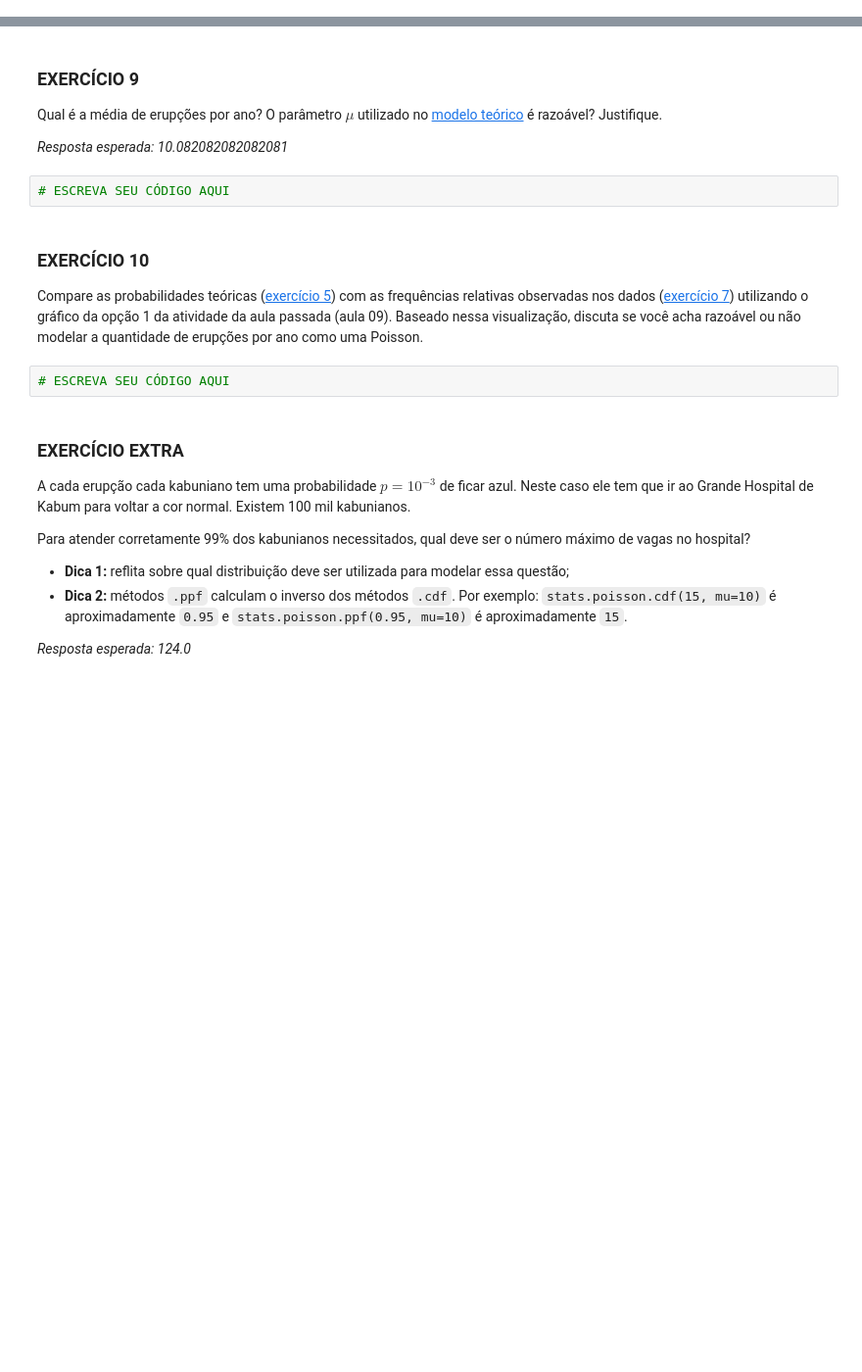
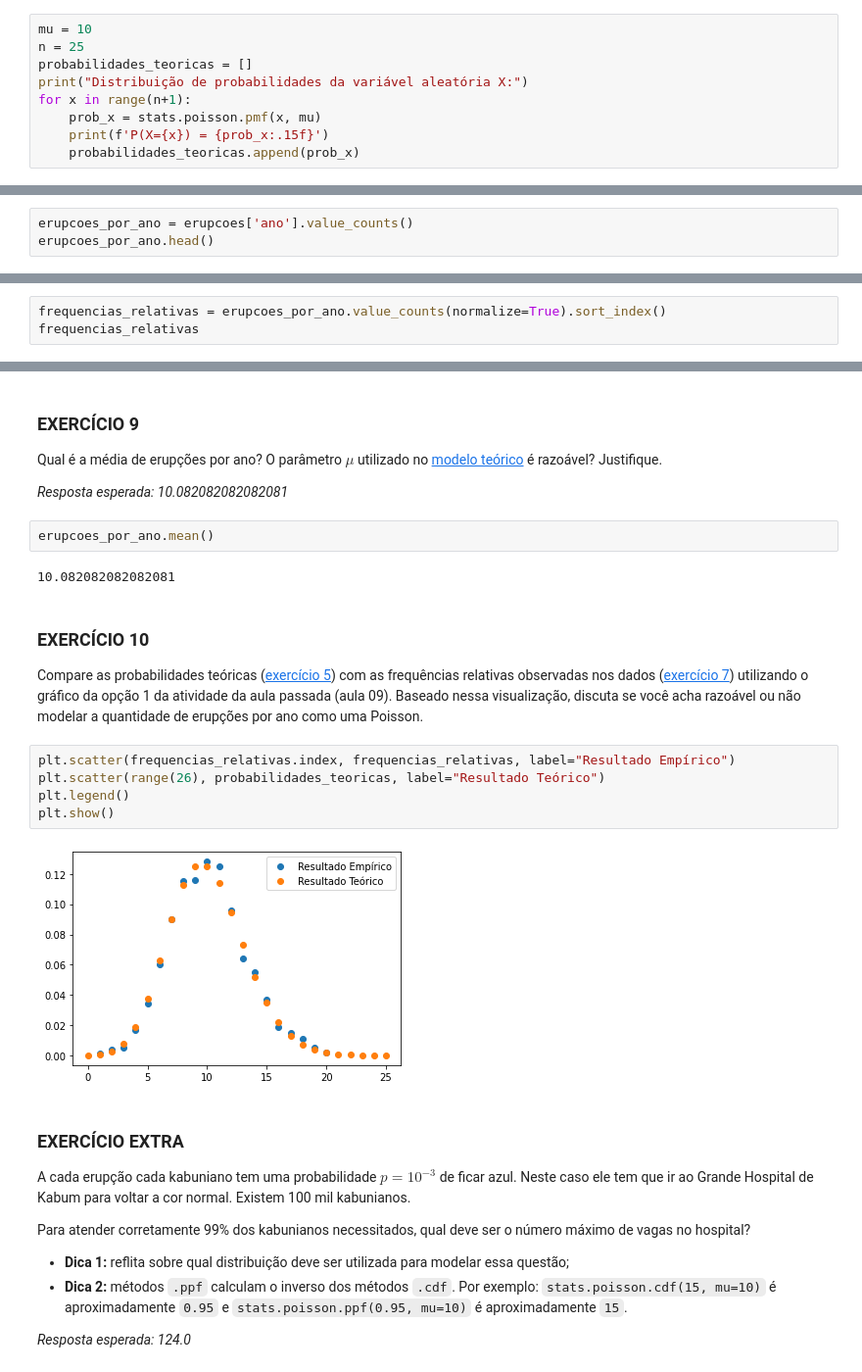
Before and after one commit to rodrigogapires/CD21-1, a Jupyter notebook: aula12/Aula12_Atividade_ModelosProbabilisticosDiscretosPoisson.ipynb, the cells around one changed output, grey strips where cells are left out. Shown at 98% size. Drawn from its saved outputs; the diff is of its cells as text; blank space fills up the shorter version.

```diff
--- a/aula12/Aula12_Atividade_ModelosProbabilisticosDiscretosPoisson.ipynb
+++ b/aula12/Aula12_Atividade_ModelosProbabilisticosDiscretosPoisson.ipynb
@@ -138,0 +167,9 @@ Utilizando o método `stats.poisson.pmf`, obtenha a probabilidade de ocorrerem 0
+# %%
+mu = 10
+n = 25
+probabilidades_teoricas = []
+print("Distribuição de probabilidades da variável aleatória X:")
+for x in range(n+1):
+    prob_x = stats.poisson.pmf(x, mu)
+    print(f'P(X={x}) = {prob_x:.15f}')
+    probabilidades_teoricas.append(prob_x)
@@ -166,0 +232,3 @@ A tabela `erupcoes` contém os dados dos dias nos quais ocorreu uma erupção, m
+# %%
+erupcoes_por_ano = erupcoes['ano'].value_counts()
+erupcoes_por_ano.head()
@@ -174,0 +248,3 @@ Gere uma tabela de frequências relativas da quantidade de erupções por ano. A
+# %%
+frequencias_relativas = erupcoes_por_ano.value_counts(normalize=True).sort_index()
+frequencias_relativas
@@ -194,16 +290,23 @@ Baseado nos dados, qual o percentual dos anos que tem pelo menos $15$ erupções
 Qual é a média de erupções por ano? O parâmetro $\mu$ utilizado no [modelo teórico](#modelo-teorico) é razoável? Justifique.
 
 *Resposta esperada: 10.082082082082081*
-# %%
-# ESCREVA SEU CÓDIGO AQUI
+# %%
+erupcoes_por_ano.mean()
+# %% [output]
+10.082082082082081
 # %% [markdown]
 <div id="ex10"></div>
 
 ### EXERCÍCIO 10
 
 Compare as probabilidades teóricas ([exercício 5](#ex5)) com as frequências relativas observadas nos dados ([exercício 7](#ex7)) utilizando o gráfico da opção 1 da atividade da aula passada (aula 09). Baseado nessa visualização, discuta se você acha razoável ou não modelar a quantidade de erupções por ano como uma Poisson.
-# %%
-# ESCREVA SEU CÓDIGO AQUI
+# %%
+plt.scatter(frequencias_relativas.index, frequencias_relativas, label="Resultado Empírico")
+plt.scatter(range(26), probabilidades_teoricas, label="Resultado Teórico")
+plt.legend()
+plt.show()
+# %% [output]
+[figure, added]
 # %% [markdown]
 <div id="ex-extra"></div>
 <div id="ppf"></div>
```
Also changed, not shown: parts of 20 cells of this notebook, 1 other file.
